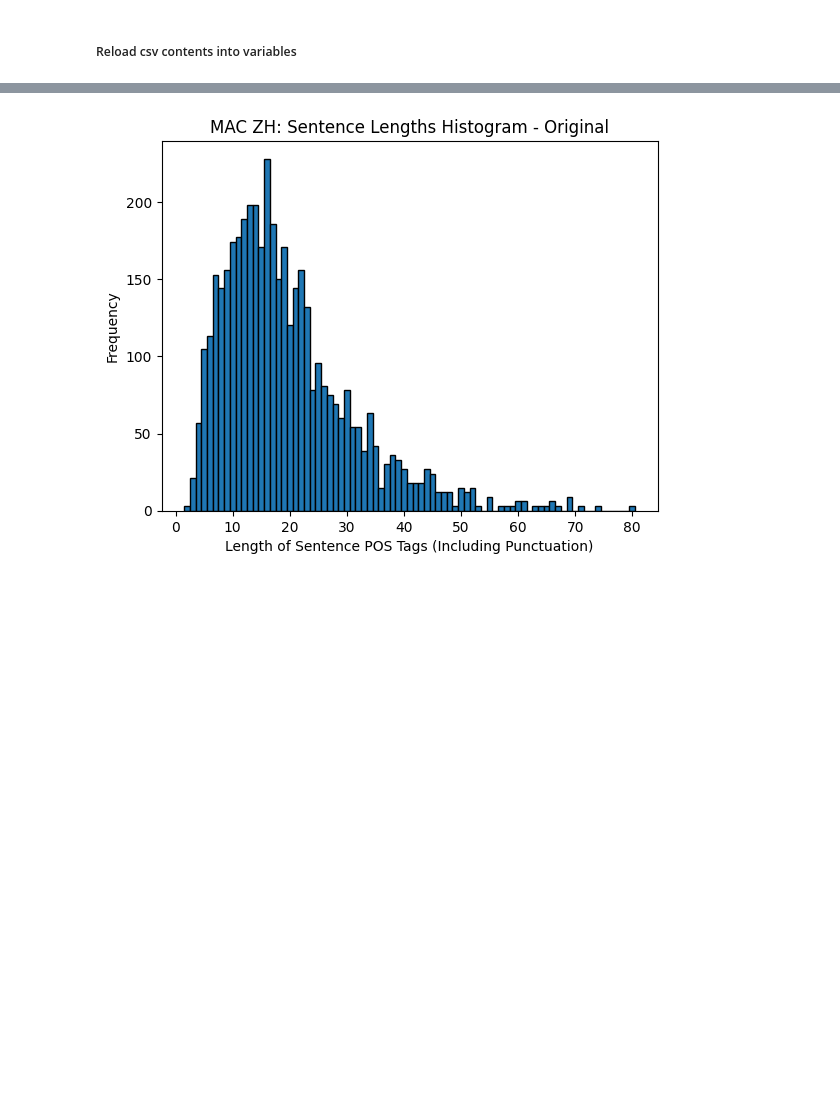
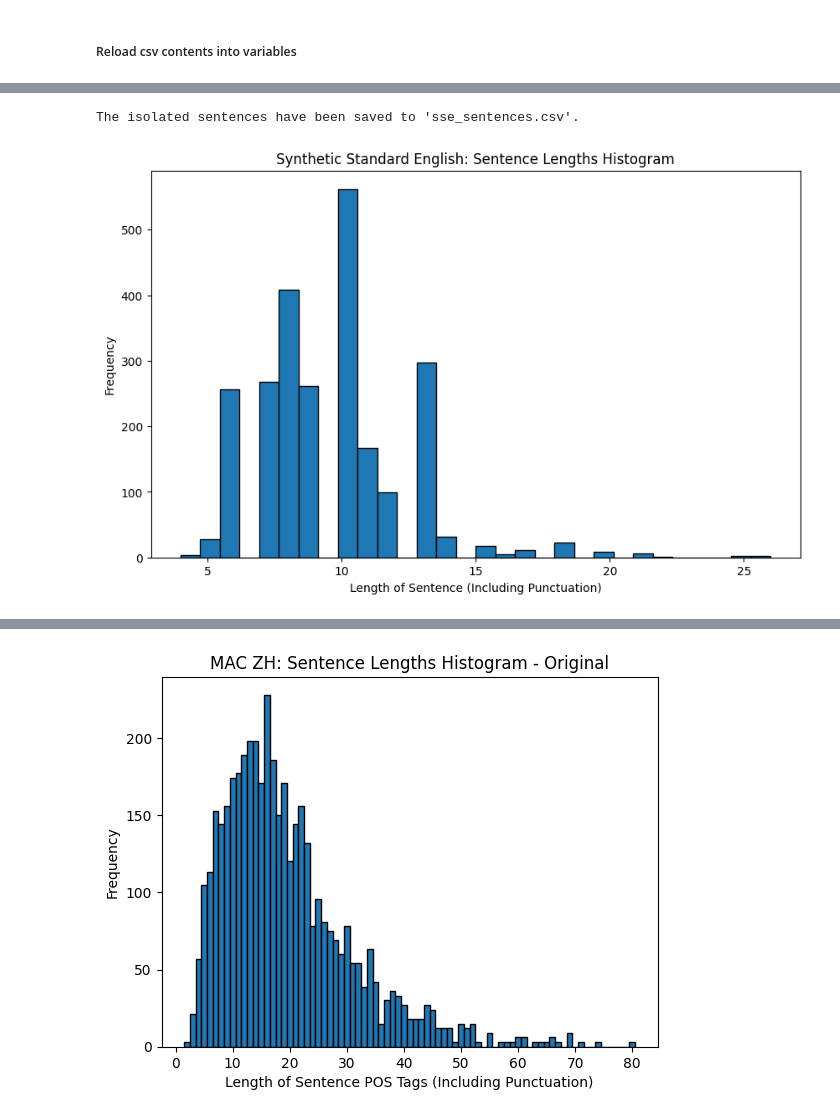
Before and after one commit to lauraahwa/iw, a Jupyter notebook: workspace.ipynb, the cells around one changed output, grey strips where cells are left out. Cells and saved outputs as stored; diff of their text form; code cells hidden in the pictures; blank space fills up the shorter version.

```diff
--- a/workspace.ipynb
+++ b/workspace.ipynb
@@ -129,0 +134,4 @@ zh1_df = pd.read_csv('/content/drive/My Drive/IW_Codebase/new_zh1.csv')
+# %%
+sse_df = sse_df.drop(columns=['Sentence'])
+sse_df = sse_df.rename(columns={'Sentence.1': 'Sentence'})
+sse_df
@@ -129,0 +152,19 @@ zh1_df = pd.read_csv('/content/drive/My Drive/IW_Codebase/new_zh1.csv')
+# %%
+def isolate_content(entry):
+    import re
+    # Check if there are quotation marks and extract content within them
+    match_quotes = re.search(r'"([^"]*)"', entry)
+    if match_quotes:
+        return match_quotes.group(1)
+    # Otherwise, extract text between the newline and the next period
+    match_newline_period = re.search(r'\n(.*?)(\.)', entry, re.DOTALL)
+    if match_newline_period:
+        return match_newline_period.group(1).strip()
+    # Return entry as is if no match
+    return entry.strip()
+
+# Apply function to the DataFrame
+sse_df['isolated_content'] = sse_df['Sentence'].apply(isolate_content)
+
+# View the result
+sse_df
@@ -129,0 +185,26 @@ zh1_df = pd.read_csv('/content/drive/My Drive/IW_Codebase/new_zh1.csv')
+# %%
+# Rename the column 'isolated_content' to 'Sentence'
+sse_df = sse_df.rename(columns={'isolated_content': 'Sentence'})
+
+# Save the DataFrame to a CSV file, keeping only the 'Sentence' column
+sse_df[['Sentence']].to_csv('isolated_sentences.csv', index=False)
+
+print("The isolated sentences have been saved to 'sse_sentences.csv'.")
+# %% [output]
+The isolated sentences have been saved to 'sse_sentences.csv'.
+# %%
+def count_words(sentence):
+    return len(sentence.split())
+# %%
+# Add a column with the word count
+sse_df['word_count'] = sse_df['Sentence'].apply(count_words)
+
+# Plot a histogram of sentence length distribution
+plt.figure(figsize=(10, 6))
+plt.hist(sse_df['word_count'], bins=30, edgecolor='black')
+plt.title('Synthetic Standard English: Sentence Lengths Histogram')
+plt.xlabel('Length of Sentence (Including Punctuation)')
+plt.ylabel('Frequency')
+plt.show()
+# %% [output]
+[figure, added]
```
Also changed, not shown: parts of 22 cells of this notebook, 27 other files.
